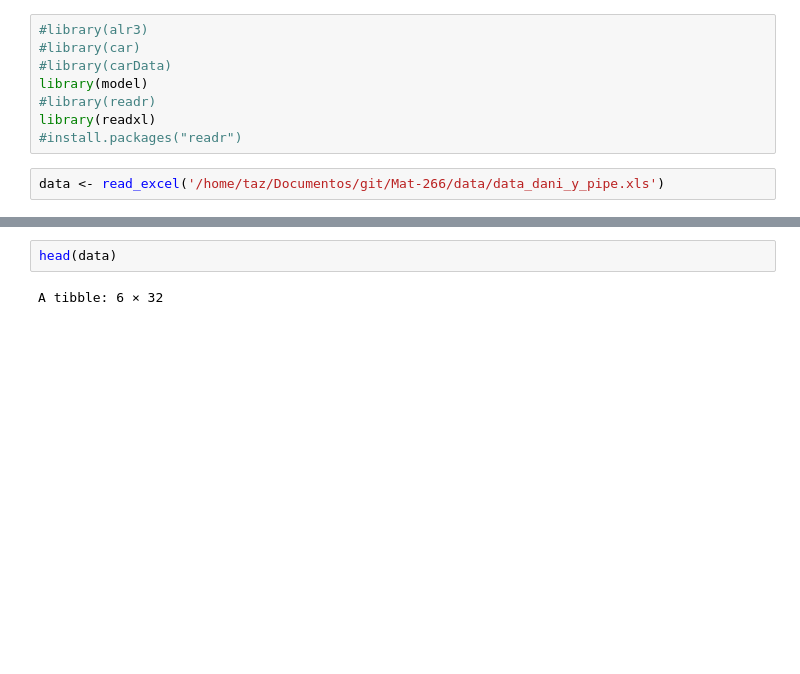
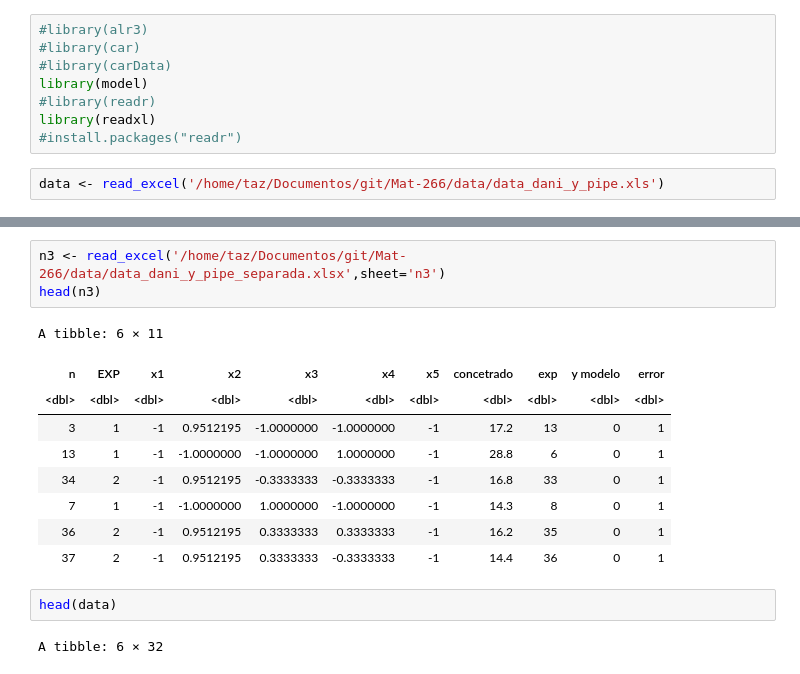
Before and after one commit to Taz-Ricardo/Mat-266, a Jupyter notebook: Ayuda dani.ipynb, the cells around one changed output, grey strips where cells are left out. Cells and saved outputs as stored; diff of their text form; blank space fills up the shorter version.

```diff
--- a/Ayuda dani.ipynb
+++ b/Ayuda dani.ipynb
@@ -11,3 +27,16 @@ data <- read_excel('/home/taz/Documentos/git/Mat-266/data/data_dani_y_pipe.xls')
+# %%
+n3 <- read_excel('/home/taz/Documentos/git/Mat-266/data/data_dani_y_pipe_separada.xlsx',sheet='n3')
+head(n3)
+# %% [output]
+A tibble: 6 × 11
+| n | EXP | x1 | x2 | x3 | x4 | x5 | concetrado | exp | y modelo | error |
+| <dbl> | <dbl> | <dbl> | <dbl> | <dbl> | <dbl> | <dbl> | <dbl> | <dbl> | <dbl> | <dbl> |
+| 3 | 1 | -1 | 0.9512195 | -1.0000000 | -1.0000000 | -1 | 17.2 | 13 | 0 | 1 |
+| 13 | 1 | -1 | -1.0000000 | -1.0000000 | 1.0000000 | -1 | 28.8 | 6 | 0 | 1 |
+| 34 | 2 | -1 | 0.9512195 | -0.3333333 | -0.3333333 | -1 | 16.8 | 33 | 0 | 1 |
+| 7 | 1 | -1 | -1.0000000 | 1.0000000 | -1.0000000 | -1 | 14.3 | 8 | 0 | 1 |
+| 36 | 2 | -1 | 0.9512195 | 0.3333333 | 0.3333333 | -1 | 16.2 | 35 | 0 | 1 |
+| 37 | 2 | -1 | 0.9512195 | 0.3333333 | -0.3333333 | -1 | 14.4 | 36 | 0 | 1 |
 # %%
 head(data)
 # %% [output]
```
Also changed, not shown: parts of 7 cells of this notebook, 2 other files.
